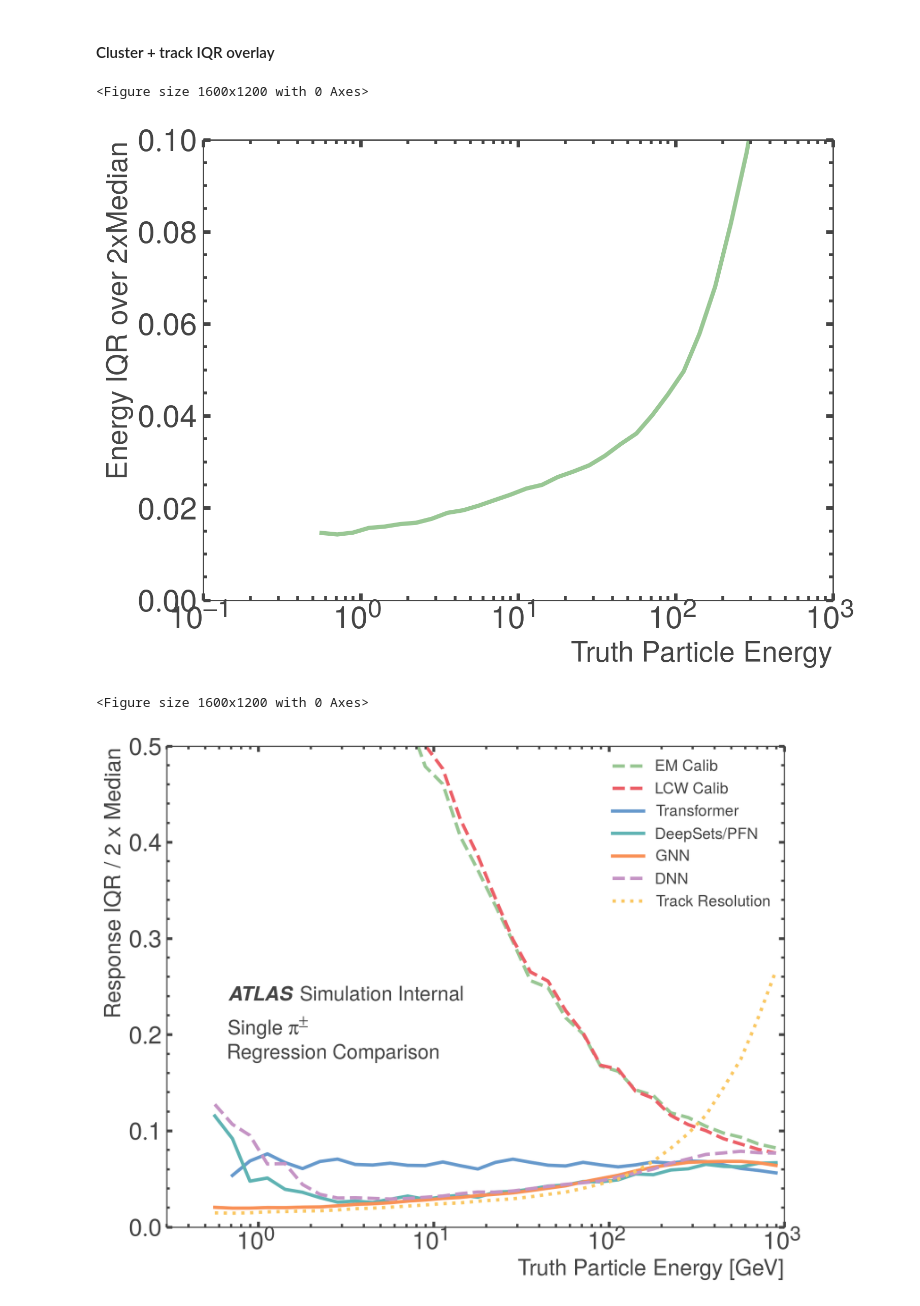
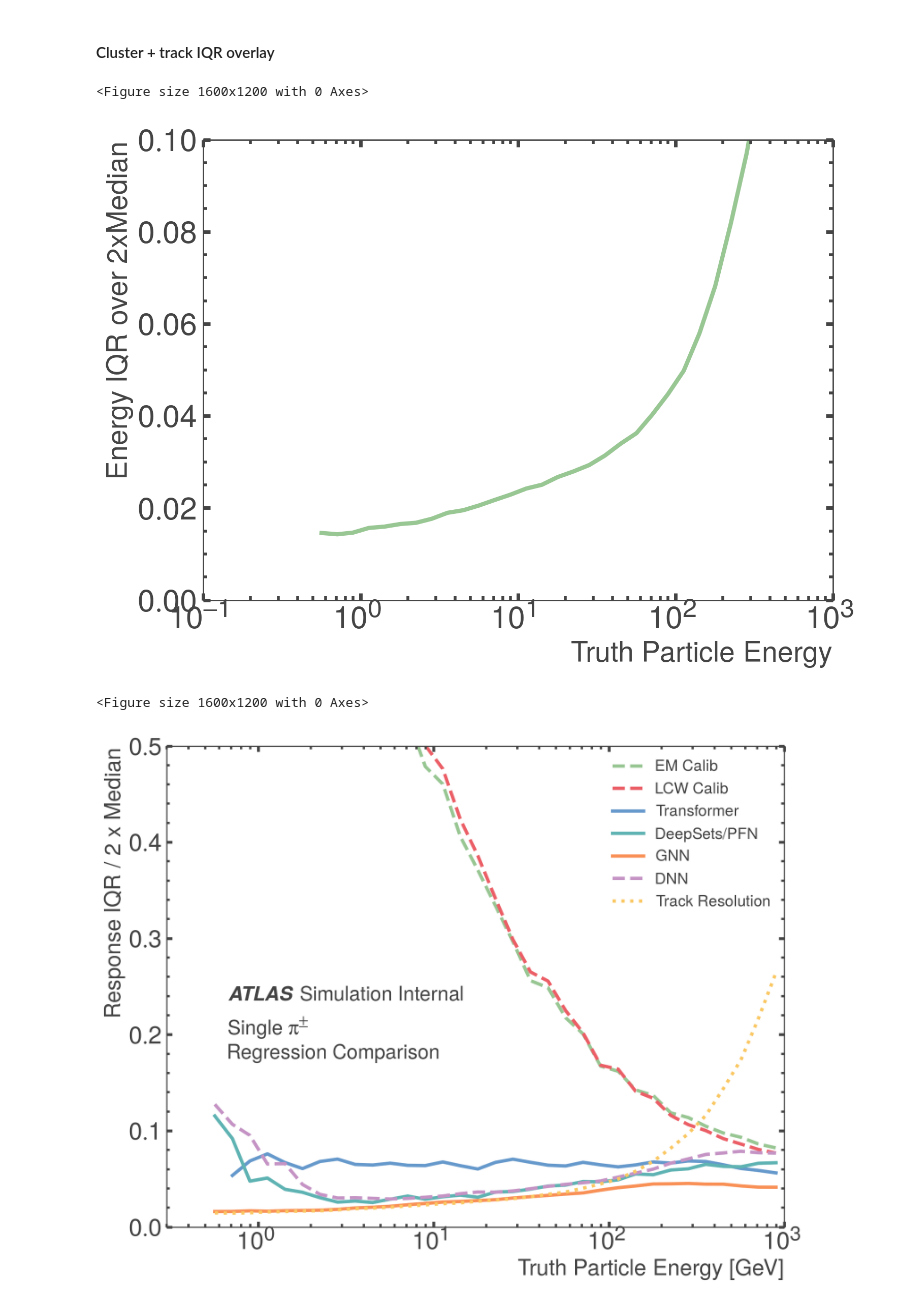
Before and after one commit to atlas-calo-ml/gn4pions_eastbay, a Jupyter notebook: analysis_example.ipynb, the cells around one changed output. Drawn from its saved outputs; the diff is of its cells as text; code cells hidden in the pictures.

```diff
--- a/analysis_example.ipynb
+++ b/analysis_example.ipynb
@@ -468,6 +478,6 @@ df.outputs_regress = df.outputs_regress.astype(float)
 # %%
 ### East Bay GNN w/ tracks
-data_dir = 'results/onetrack_multicluster/full_dataset_20220601_regress/'
+data_dir = 'results/onetrack_multicluster/full_dataset_20220608_regress/'
 # pred_file = 'results/onetrack_multicluster/full_dataset_20220314/predictions.npz' # full training 1
 # pred_file = 'results/onetrack_multicluster_hadweight/full_dataset_20220314/predictions.npz' # full training 2
 # pred_file = 'results/onetrack_multicluster/full_dataset_20220408_regress/predictions.npz' # post-bugfix, w/ track pt
@@ -476,8 +486,9 @@ pred_file = data_dir+'/predictions.npz'
 predictions = np.load(pred_file)
 print(predictions.files)
 targets_regress = predictions['targets'][:, 0]
+outputs_regress = predictions['outputs'][:, 0]
+
 # targets_class = predictions['targets'][:, 1]
-outputs_regress = predictions['outputs'][:, 0]
 # outputs_class = predictions['outputs'][:, 1]
 energies = predictions['energies']
 etas = predictions['etas']
@@ -1208,11 +1193,11 @@ pu.lineOverlay(xcenter=xcenter, lines=median_2,
 # %% [markdown]
 #### Cluster + track IQR overlay
 # %%
-iqr_gnn = np.load(data_dir+'/iqr_gnn.npz')# iqr_gnn = np.load('pub_note_results/iqr_gnn.npz')
+iqr_em =  np.load('pub_note_results/iqr_em.npz')
+iqr_lcw =  np.load('pub_note_results/iqr_lcw.npz')
 iqr_transformer = np.load('pub_note_results/iqr_transformer.npz')
 iqr_pfn = np.load('pub_note_results/iqr_pfn.npz')
-iqr_em =  np.load('pub_note_results/iqr_em.npz')
-iqr_lcw =  np.load('pub_note_results/iqr_lcw.npz')
+iqr_gnn = np.load('pub_note_results/iqr_gnn.npz')
 iqr_dnn = np.load('pub_note_results/iqr_dnn.npz')
 
 xcenter, iqr_track = ru.resolutionPlot(df.truth_particle_e,
@@ -1233,33 +1218,32 @@ iqr_2 = [
 labels=[
     'EM Calib',
         'LCW Calib',
         'Transformer',
         'DeepSets/PFN',
         'GNN',
         'DNN',
         'Track Resolution',
        ]
 
 pu.lineOverlay(xcenter=xcenter, lines = iqr_2,
             labels = labels,
             xlabel = 'Truth Particle Energy [GeV]', ylabel = 'Response IQR / 2 x Median',
             y_max = 0.5,  # default = 0.5
                x_min = .3,
             linestyles = [
-                'dashed',
-                          'dashed',
+                'dashed','dashed',
                           'solid','solid','solid',
 #                 'solid',
 #                 'solid','solid',
                 'dashed','dotted'
             ],
             atlas_x = 0.1, atlas_y = 0.5, simulation = True,
             textlist = [{'x': 0.1, 'y': 0.4, 'text': 'Single $\pi^{\pm}$'},
                         {'x': 0.1, 'y': 0.35,  'text': 'Regression Comparison'}],
               figfile='pub_note_results/regress_all_iqr.png'
               )
 # %% [output]
 <Figure size 1600x1200 with 0 Axes>
 [figure]
 <Figure size 1600x1200 with 0 Axes>
-[figure, old version]
+[figure, new version]
```
Also changed, not shown: parts of 15 cells of this notebook.
